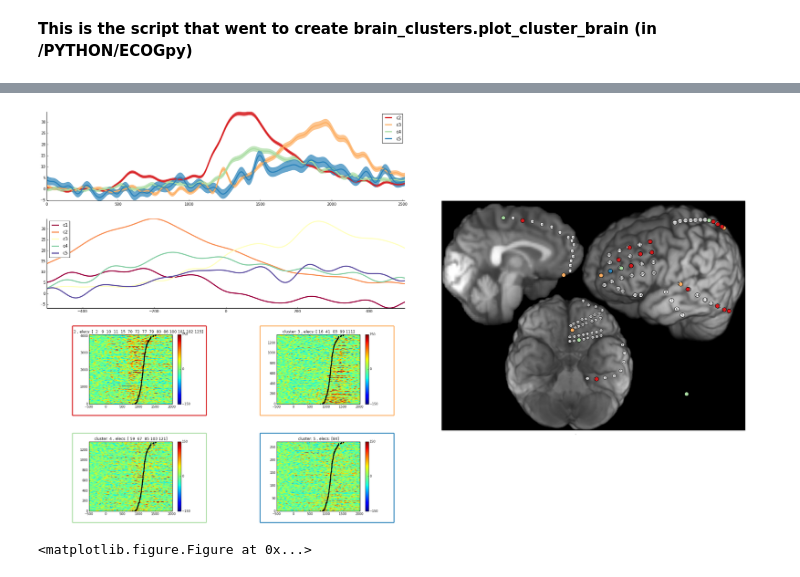
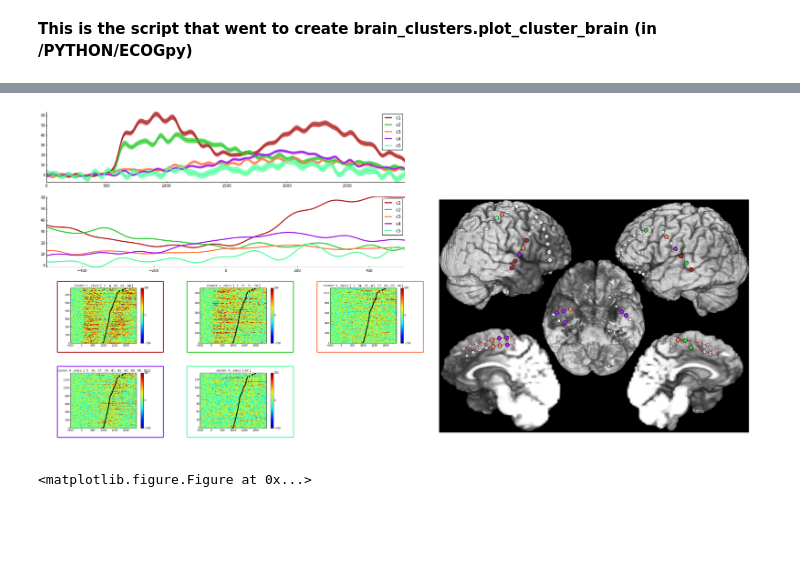
Before and after one commit to matarhaller/ECOGpy, a Jupyter notebook: plot_clusters_brain.ipynb, the cells around one changed output, grey strips where cells are left out. Cells and saved outputs as stored; diff of their text form; code cells hidden in the pictures; blank space fills up the shorter version.

```diff
--- a/plot_clusters_brain.ipynb
+++ b/plot_clusters_brain.ipynb
@@ -108,9 +104,9 @@ import brewer2mpl
 import scipy.stats as stats
 # %%
 #open xycoords dictionary
-subj = 'ST32'
-task = 'DecisionVis'
-reconfile = 'ST32_recon.png'
+subj = 'JH10'
+task = 'EmoRep'
+reconfile = 'JH10_recon.png'
 filename = '/home/knight/matar/MATLAB/DATA/Avgusta/Subjs/'+subj+'/xycoords.p'
 with open(filename, 'r') as f:
     xycoords = pickle.load(f)
@@ -120,8 +116,8 @@ xycoords = pd.DataFrame(np.array(xycoords.values()), columns=['x_2d', 'y_2d'], i
 # %%
 #get cluster designations
 datadir = '/home/knight/matar/MATLAB/DATA/Avgusta/'
-filename = 'groupidx_activeclusters.csv'
-filename = os.path.join(datadir, 'PCA', 'plots', filename)
+filename = 'groupidx_activeclusters_hclust.csv'
+filename = os.path.join(datadir, 'PCA', 'hclust', filename)
 df = pd.DataFrame.from_csv(filename)
 
 subj_task = df.loc[df['subj_task'] == '_'.join([subj, task])]
@@ -150,7 +146,7 @@ clusters = pd.DataFrame(clusters)
 #try to format this like resplocked
 # %%
 #resp locked
-filename = os.path.join(datadir, 'PCA','ShadePlots_thresh10', '_'.join([subj, task, 'cdata_resp.mat']))
+filename = os.path.join(datadir, 'PCA','ShadePlots_hclust_thresh10', '_'.join([subj, task, 'cdata_resp.mat']))
 data = spio.loadmat(filename, struct_as_record = True)
 params = data['Params'].flatten()
 data = data['cdata_resp_all']
@@ -164,10 +160,16 @@ cdict = dict(zip(c, [x.mean(axis = 0) for x in data[:,1]]))
 clusters_resp= pd.DataFrame(cdict)
 # %%
 #color stuff
+"""
 import brewer2mpl
 ncolors = len(clusters.keys())
 if ncolors<3:
+
     ncolors = 3
 bmap = brewer2mpl.get_map('Spectral', 'diverging', ncolors)  #max num of clusters
 cmap = bmap.get_mpl_colormap()
 colors = bmap.mpl_colors
+"""
+colors = ['#b22222','#228b22','#32cd32','#40e0d0','#00008b', '#ff7f50' ,'#c71585','#a020f0','#daa520', '#54ff9f'];
+
+custom_cmap = matplotlib.colors.ListedColormap(colors, name = 'custom_cmap')
@@ -210,7 +190,8 @@ ax3 = plt.subplot(gs[:, 26:])
 
 #plots significant stim locked traces
 #xspan = np.arange(-500, clusters.shape[0]-500)
-cplot = clusters.plot(ax = ax1, colormap = cmap, grid = 'off', linewidth = 3)
+cplot = clusters.plot(ax = ax1, colormap = custom_cmap, grid = 'off', linewidth = 3)
+
 
 #pull line colors for shading
 colors = list()
@@ -221,7 +202,7 @@ cmap = matplotlib.colors.ListedColormap(colors)
 
 #single trials
 for i, fname in enumerate(singletrial_pngs):
-    arr = plt.imread(os.path.join(datadir, 'PCA','SingleTrials', fname))
+    arr = plt.imread(os.path.join(datadir, 'PCA','SingleTrials_hclust', fname))
     [x,y] = np.unravel_index(i,(n,n))
     span = int(np.ceil(25/n))
     ax4 = f.add_subplot(gs[2+x, y*span:(y+1)*span])
@@ -237,35 +218,35 @@ for i, j in enumerate(clusters.keys()):
     x = clusters.values[:,i];
     sem = sems[i]
     #ax1.plot(x, linewidth = 3, color = colors[j])
     ax1.fill_between(np.arange(len(x)), x - sem, x + sem, alpha=0.7, color = colors[i])
 
 
 #create list of colors for scatter
 c = list()
 u = np.unique(weights.group)
 for i in weights.group:
     idx = np.where(u == i)
     c.append(colors[idx[0]])
 
 #plot recon
 plot_xy_map(weights, locs = xycoords.loc[weights.index], ax = ax3, colors = c, szmult=120, cmap = cmap, im_path = os.path.join(datadir,'Subjs', subj, reconfile))
 
 #plot significant resp locked traces
-cplot = clusters_resp.plot(np.arange(st_tp, en_tp+1),ax = ax2, colormap = plt.cm.Spectral, grid = 'off', linewidth = 3)
+cplot = clusters_resp.plot(np.arange(st_tp, en_tp+1),ax = ax2, colormap = cmap, grid = 'off', linewidth = 3)
 
 ax1.autoscale(tight=True)
 ax1.spines['top'].set_visible(False)
 ax1.spines['right'].set_visible(False)
 ax1.get_xaxis().tick_bottom()
 ax1.get_yaxis().tick_left()
 
 ax2.autoscale(tight=True)
 ax2.spines['top'].set_visible(False)
 ax2.spines['right'].set_visible(False)
 ax2.get_xaxis().tick_bottom()
 ax2.get_yaxis().tick_left()
 # %% [output]
-[figure, old version]
+[figure, new version]
 # %%
 c = list()
 u = np.unique(weights.group)
```
Also changed, not shown: parts of 10 cells of this notebook, 13 other files.
